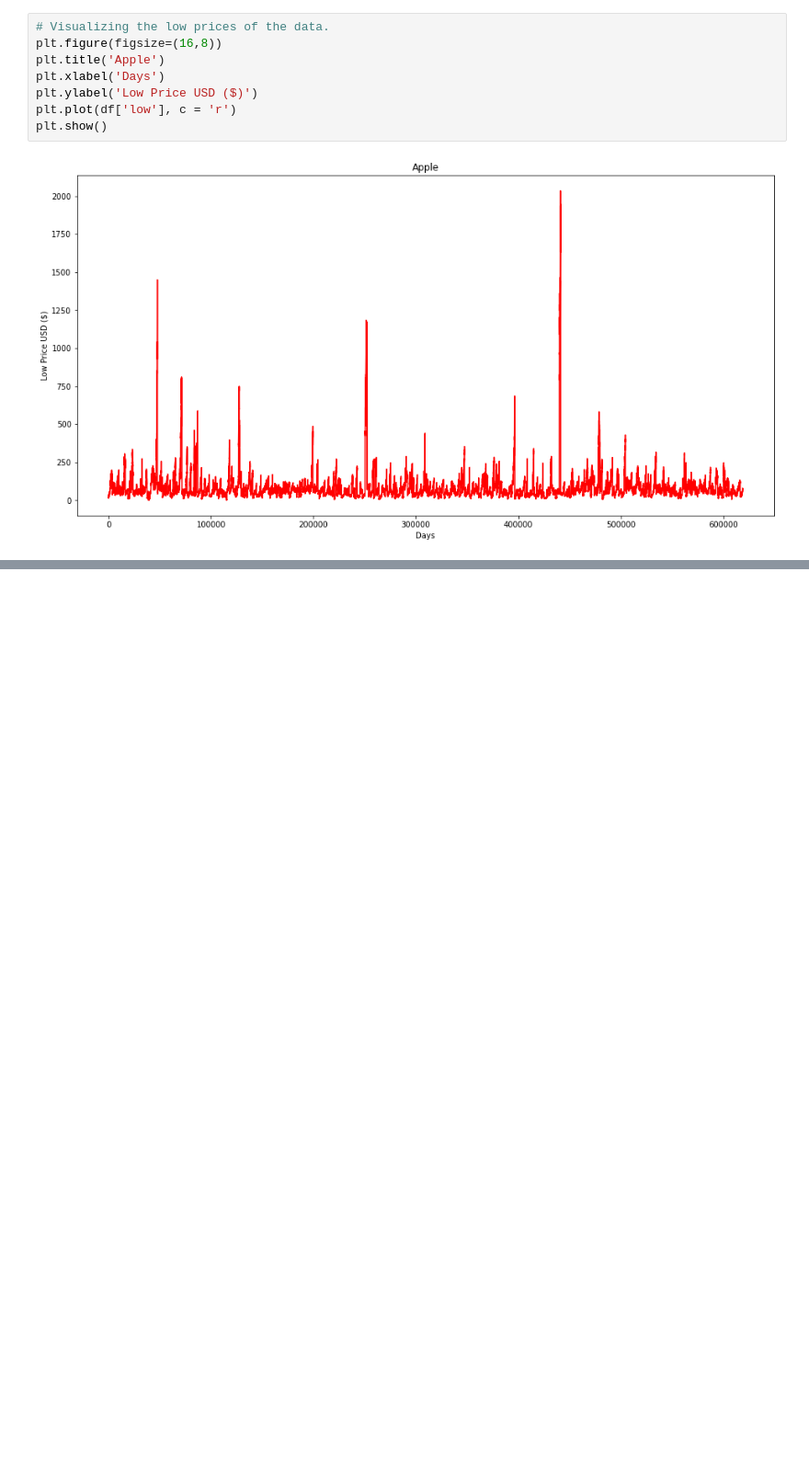
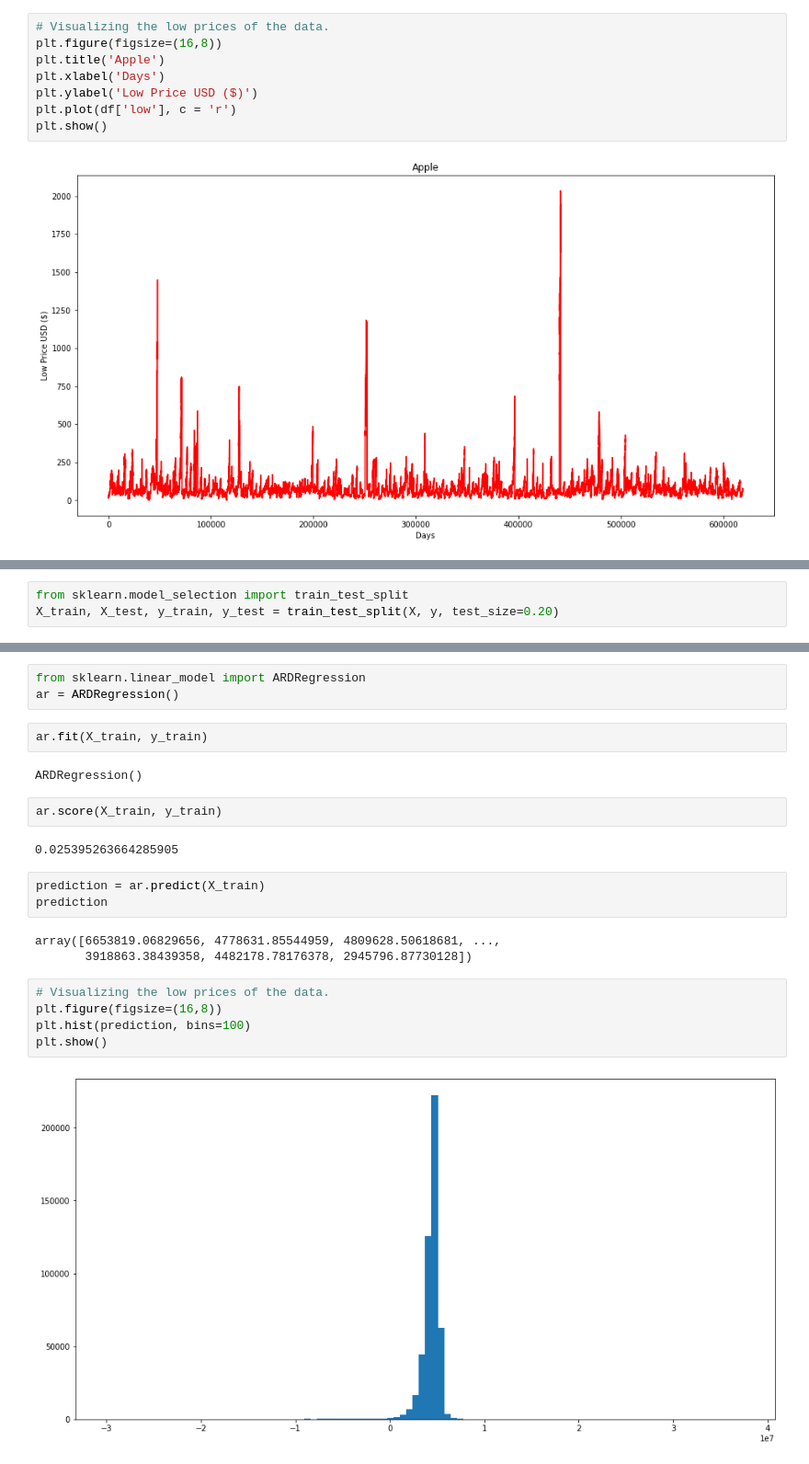
Before and after one commit to Akintola-Stephen/stock-market-prediction, a Jupyter notebook: code/stock-prediction.ipynb, the cells around one changed output, grey strips where cells are left out. Shown at 92% size. Saved outputs shown, nothing was run; the diff lists cells and outputs as text; blank space fills up the shorter version.

Commit message:
Added some little visualizations

```diff
--- a/code/stock-prediction.ipynb
+++ b/code/stock-prediction.ipynb
@@ -107,0 +184,3 @@ plt.show()
+# %%
+from sklearn.model_selection import train_test_split
+X_train, X_test, y_train, y_test = train_test_split(X, y, test_size=0.20)
@@ -107,0 +205,24 @@ plt.show()
+# %%
+from sklearn.linear_model import ARDRegression
+ar = ARDRegression()
+# %%
+ar.fit(X_train, y_train)
+# %% [output]
+ARDRegression()
+# %%
+ar.score(X_train, y_train)
+# %% [output]
+0.025395263664285905
+# %%
+prediction = ar.predict(X_train)
+prediction
+# %% [output]
+array([6653819.06829656, 4778631.85544959, 4809628.50618681, ...,
+       3918863.38439358, 4482178.78176378, 2945796.87730128])
+# %%
+# Visualizing the low prices of the data.
+plt.figure(figsize=(16,8))
+plt.hist(prediction, bins=100)
+plt.show()
+# %% [output]
+[figure, added]
```
Also changed, not shown: parts of 13 cells of this notebook.
